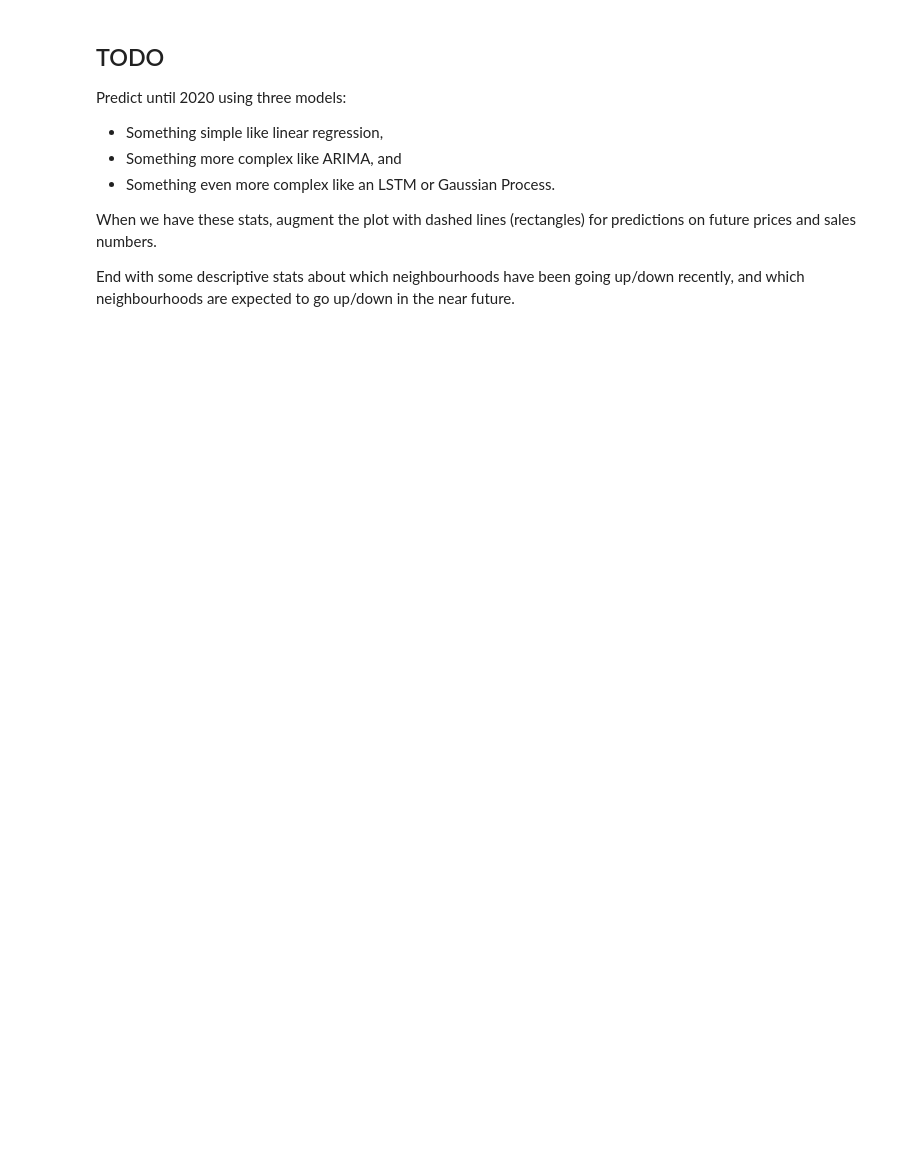
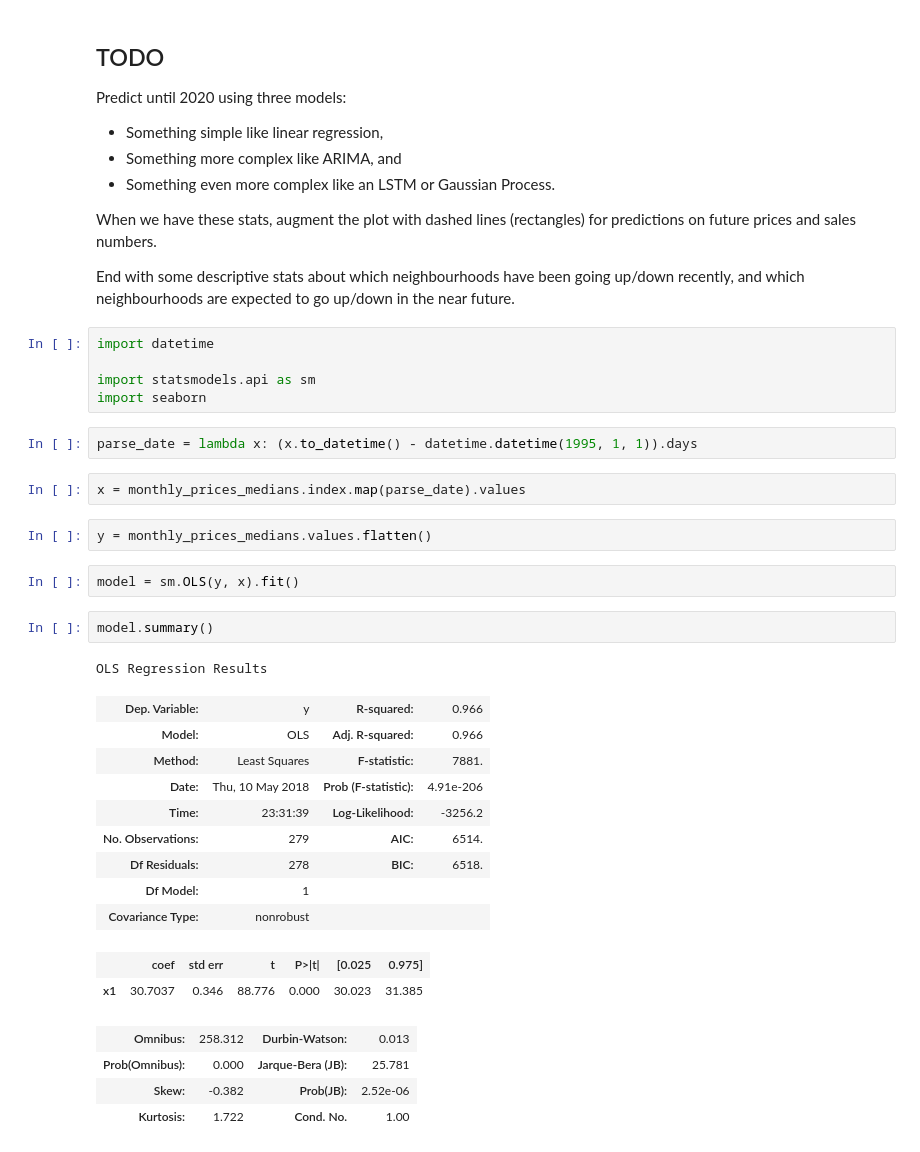
Before and after one commit to hnarayanan/homepricer, a Jupyter notebook: sandbox/notebooks/Exploratory Analysis.ipynb, the cells around one changed output. Saved outputs shown, nothing was run; the diff lists cells and outputs as text; blank space fills up the shorter version.

Commit message:
Update the dataset (to March) and start modelling the data (with linear regression)

```diff
--- a/sandbox/notebooks/Exploratory Analysis.ipynb
+++ b/sandbox/notebooks/Exploratory Analysis.ipynb
@@ -216,3 +216,35 @@ Predict until 2020 using three models:
 When we have these stats, augment the plot with dashed lines (rectangles) for predictions on future prices and sales numbers.
 
 End with some descriptive stats about which neighbourhoods have been going up/down recently, and which neighbourhoods are expected to go up/down in the near future.
+# %%
+import datetime
+
+import statsmodels.api as sm
+import seaborn
+# %%
+parse_date = lambda x: (x.to_datetime() - datetime.datetime(1995, 1, 1)).days
+# %%
+x = monthly_prices_medians.index.map(parse_date).values
+# %%
+y = monthly_prices_medians.values.flatten()
+# %%
+model = sm.OLS(y, x).fit()
+# %%
+model.summary()
+# %% [output]
+OLS Regression Results
+| Dep. Variable: | y | R-squared: | 0.966 |
+| Model: | OLS | Adj. R-squared: | 0.966 |
+| Method: | Least Squares | F-statistic: | 7881. |
+| Date: | Thu, 10 May 2018 | Prob (F-statistic): | 4.91e-206 |
+| Time: | 23:31:39 | Log-Likelihood: | -3256.2 |
+| No. Observations: | 279 | AIC: | 6514. |
+| Df Residuals: | 278 | BIC: | 6518. |
+| Df Model: | 1 |  |  |
+| Covariance Type: | nonrobust |  |  |
+|  | coef | std err | t | P>|t| | [0.025 | 0.975] |
+| x1 | 30.7037 | 0.346 | 88.776 | 0.000 | 30.023 | 31.385 |
+| Omnibus: | 258.312 | Durbin-Watson: | 0.013 |
+| Prob(Omnibus): | 0.000 | Jarque-Bera (JB): | 25.781 |
+| Skew: | -0.382 | Prob(JB): | 2.52e-06 |
+| Kurtosis: | 1.722 | Cond. No. | 1.00 |
```
Also changed, not shown: parts of 6 cells of this notebook.
